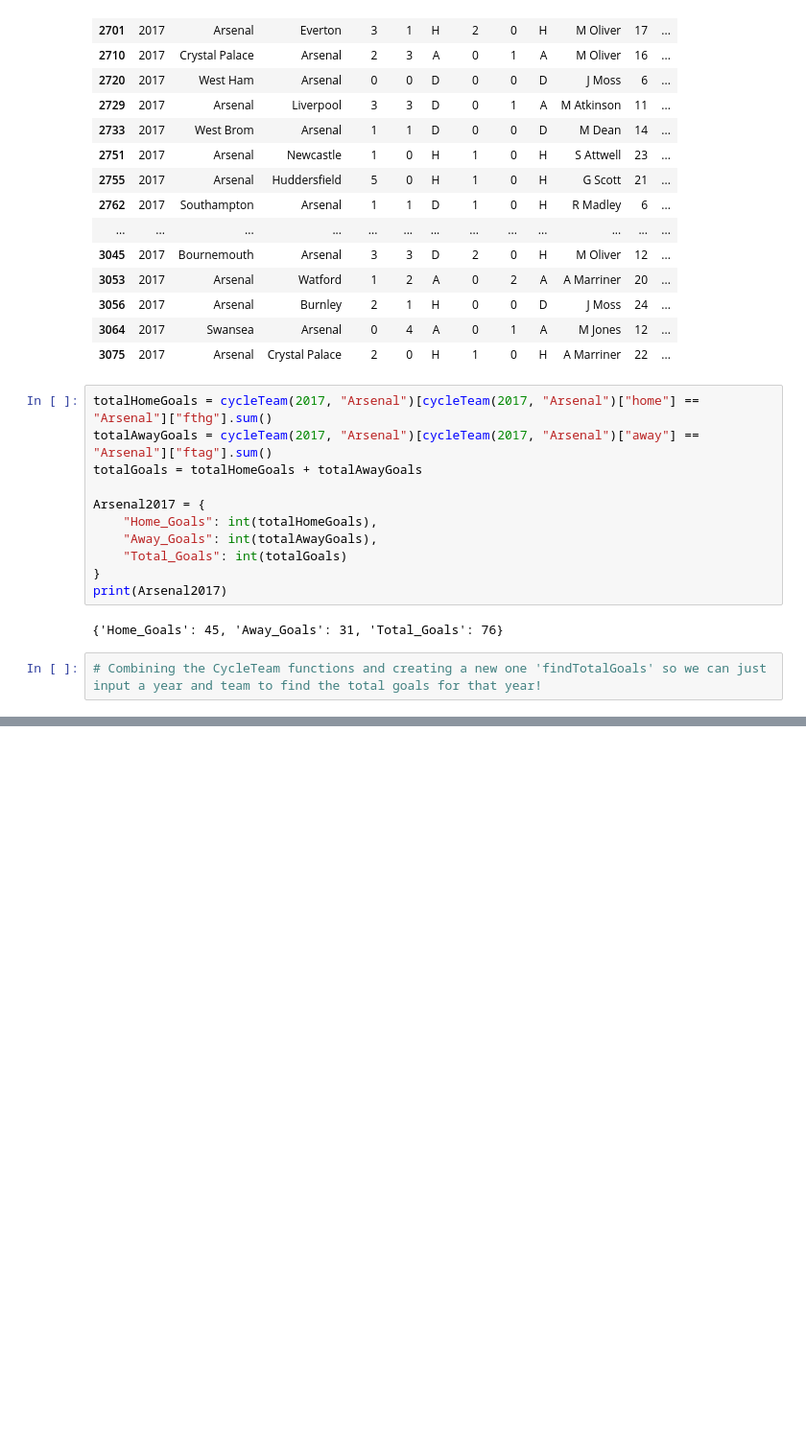
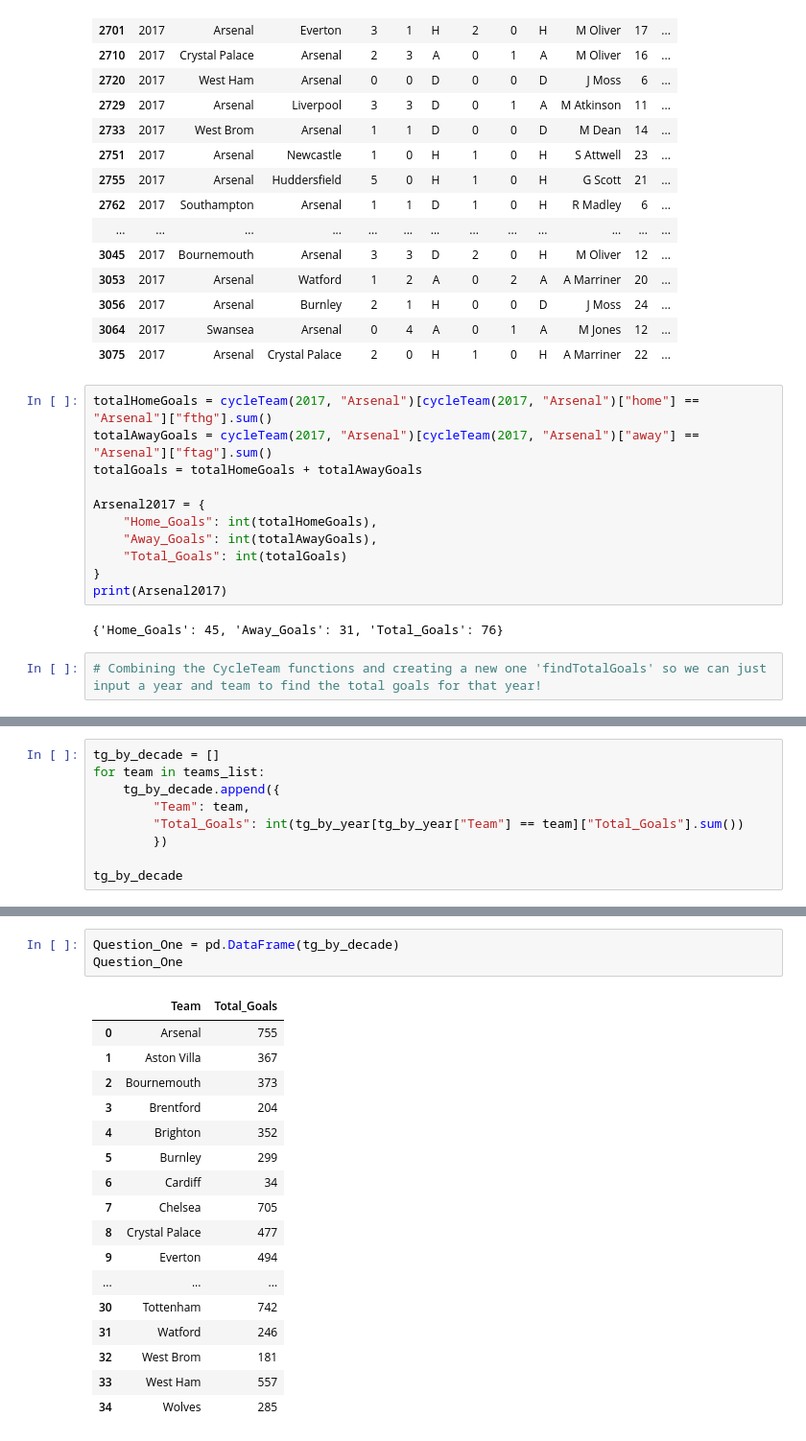
Before and after one commit to SmithNJ13/data_analysis, a Jupyter notebook: analysis.ipynb, the cells around one changed output, grey strips where cells are left out. Shown: that part at 96% size. Cells and saved outputs as stored; diff of their text form; blank space fills up the shorter version.

```diff
--- a/analysis.ipynb
+++ b/analysis.ipynb
@@ -306,0 +355,9 @@ findTotalGoals(2017, "Arsenal")[0]["Total_Goals"]
+# %%
+tg_by_decade = []
+for team in teams_list:
+    tg_by_decade.append({
+        "Team": team,
+        "Total_Goals": int(tg_by_year[tg_by_year["Team"] == team]["Total_Goals"].sum())
+        })
+
+tg_by_decade
@@ -306,0 +382,21 @@ findTotalGoals(2017, "Arsenal")[0]["Total_Goals"]
+# %%
+Question_One = pd.DataFrame(tg_by_decade)
+Question_One
+# %% [output]
+|  | Team | Total_Goals |
+| 0 | Arsenal | 755 |
+| 1 | Aston Villa | 367 |
+| 2 | Bournemouth | 373 |
+| 3 | Brentford | 204 |
+| 4 | Brighton | 352 |
+| 5 | Burnley | 299 |
+| 6 | Cardiff | 34 |
+| 7 | Chelsea | 705 |
+| 8 | Crystal Palace | 477 |
+| 9 | Everton | 494 |
+| ... | ... | ... |
+| 30 | Tottenham | 742 |
+| 31 | Watford | 246 |
+| 32 | West Brom | 181 |
+| 33 | West Ham | 557 |
+| 34 | Wolves | 285 |
```
Also changed, not shown: parts of 8 cells of this notebook, 1 other file.
